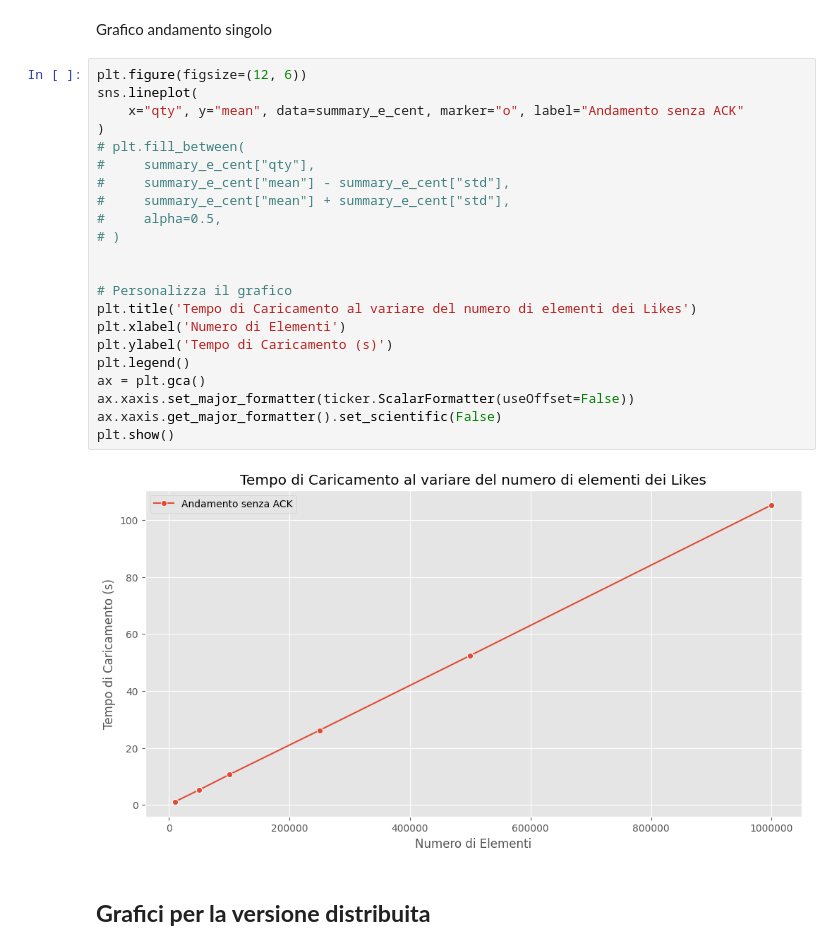
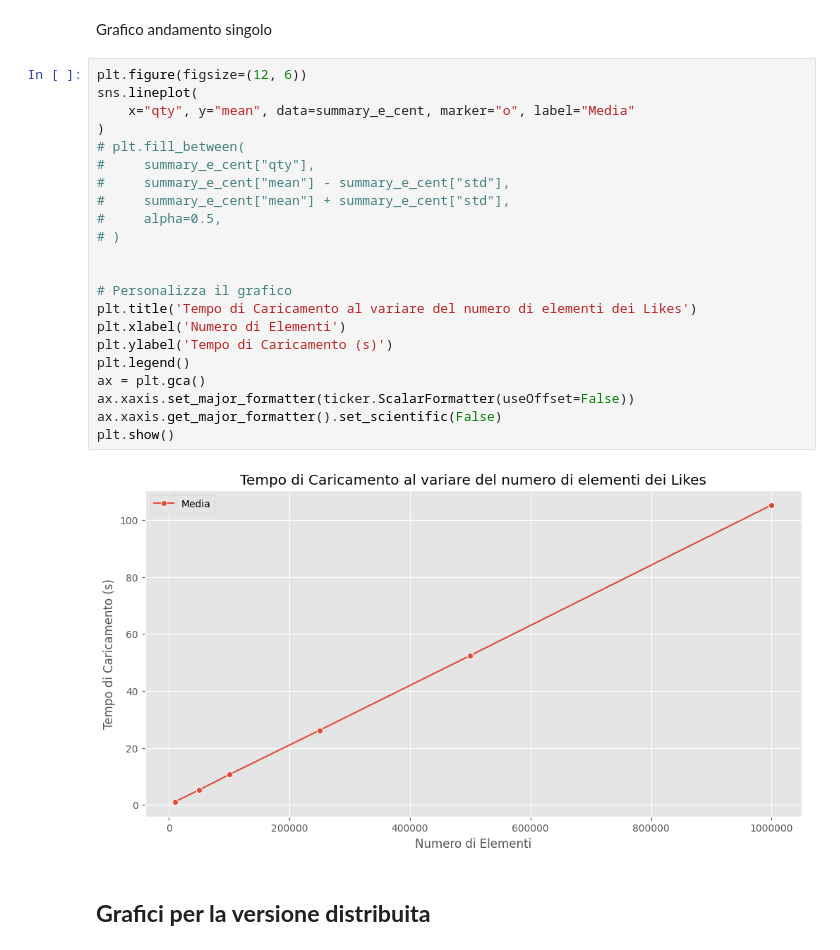
Before and after one commit to TommasoFerrario18/GraphDB, a Jupyter notebook: code/visualization.ipynb, the cells around one changed output. Saved outputs shown, nothing was run; the diff lists cells and outputs as text.

```diff
--- a/code/visualization.ipynb
+++ b/code/visualization.ipynb
@@ -223,27 +223,27 @@ Grafico andamento singolo
 # %%
 plt.figure(figsize=(12, 6))
 sns.lineplot(
-    x="qty", y="mean", data=summary_e_cent, marker="o", label="Andamento senza ACK"
+    x="qty", y="mean", data=summary_e_cent, marker="o", label="Media"
 )
 # plt.fill_between(
 #     summary_e_cent["qty"],
 #     summary_e_cent["mean"] - summary_e_cent["std"],
 #     summary_e_cent["mean"] + summary_e_cent["std"],
 #     alpha=0.5,
 # )
 
 
 # Personalizza il grafico
 plt.title('Tempo di Caricamento al variare del numero di elementi dei Likes')
 plt.xlabel('Numero di Elementi')
 plt.ylabel('Tempo di Caricamento (s)')
 plt.legend()
 ax = plt.gca()
 ax.xaxis.set_major_formatter(ticker.ScalarFormatter(useOffset=False))
 ax.xaxis.get_major_formatter().set_scientific(False)
 plt.show()
 # %% [output]
-[figure, old version]
+[figure, new version]
 # %% [markdown]
 ## **Grafici per la versione distribuita**
 # %% [markdown]
```
Also changed, not shown: parts of 2 cells of this notebook, 3 other files.
